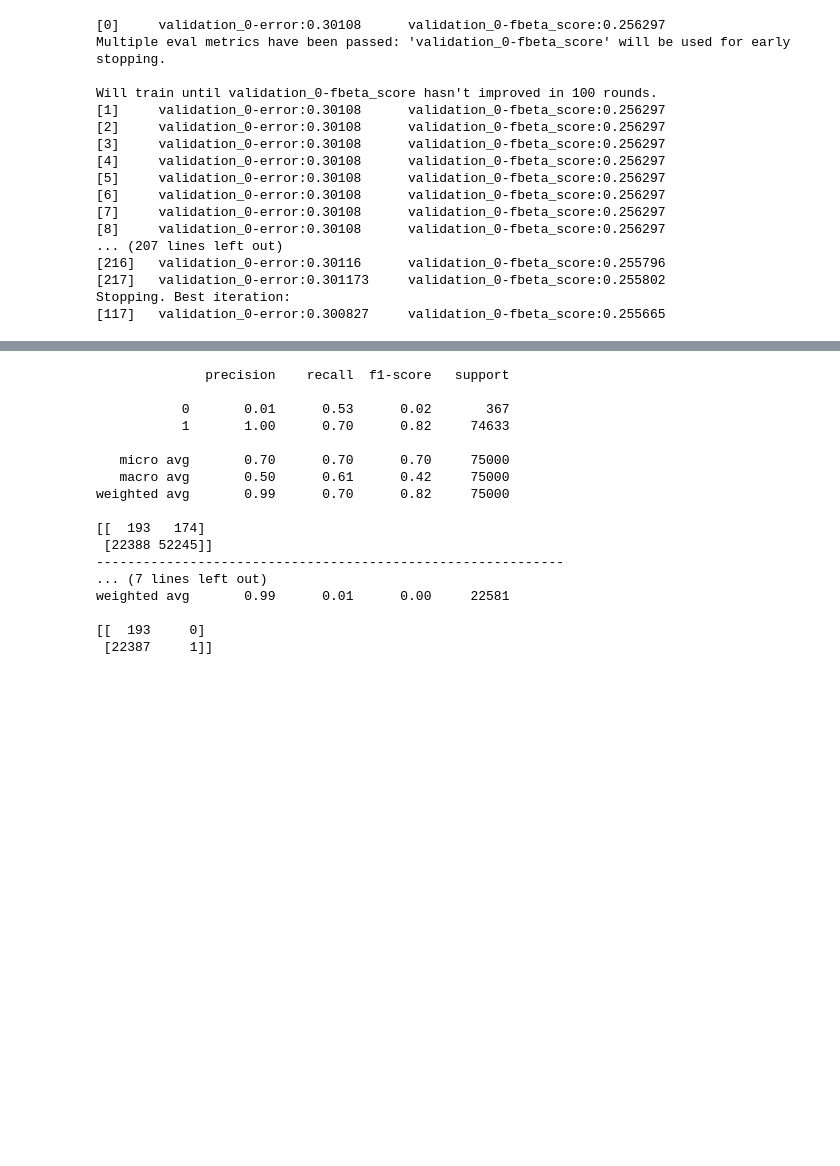
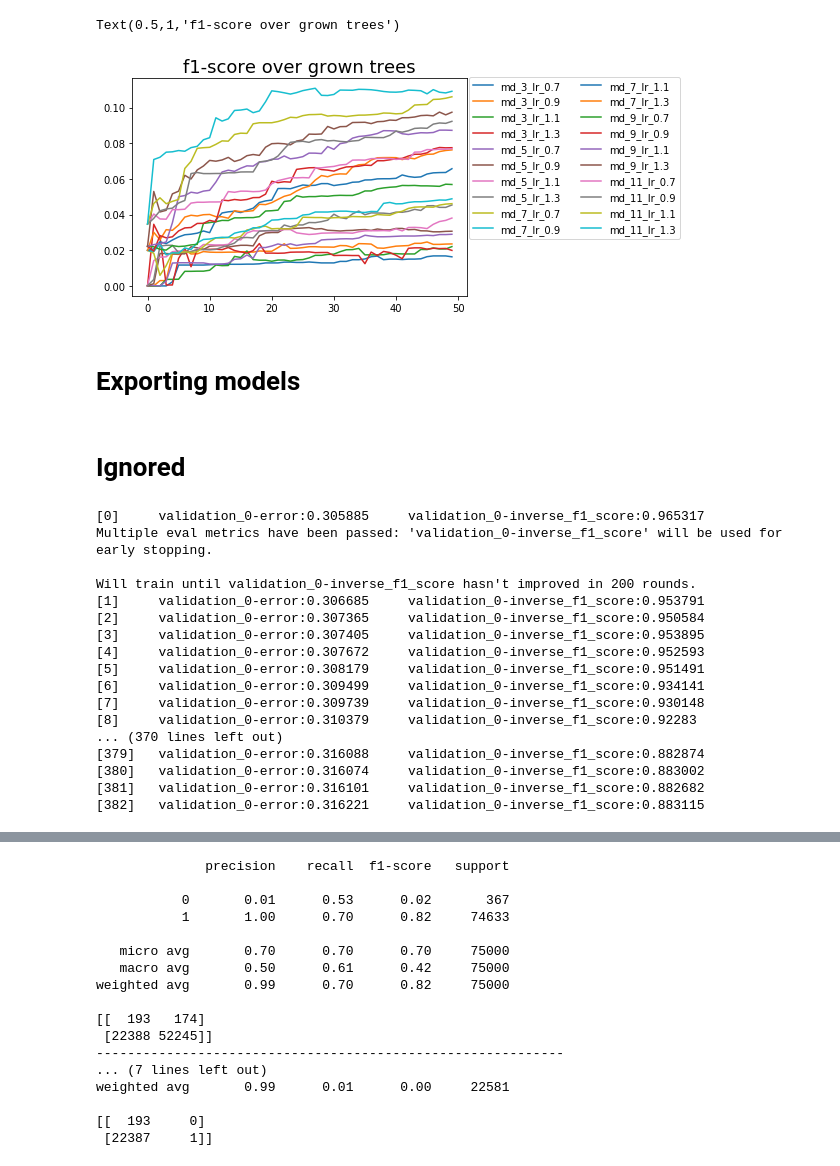
Before and after one commit to edvalente/mlnd-capstone-project, a Jupyter notebook: notebooks/supervised.ipynb, the cells around one changed output, grey strips where cells are left out. Drawn from its saved outputs; the diff is of its cells as text; code cells hidden in the pictures; blank space fills up the shorter version.

```diff
--- a/notebooks/supervised.ipynb
+++ b/notebooks/supervised.ipynb
@@ -36,0 +39,8 @@ y_test_zero[0] = 1 # Inserts an 1 so that doesn't mess with metrics
+# %%
+import pandas as pd
+import numpy as np
+import pickle
+from helper import preprocess_minimal_data
+
+minimal_data = pd.read_csv('../data/minimal_data.csv')
+X_train, X_test, y_train, y_test, cluster_train, cluster_test, normalizer = preprocess_minimal_data(minimal_data)
@@ -36,0 +117,24 @@ y_test_zero[0] = 1 # Inserts an 1 so that doesn't mess with metrics
+# %%
+models = {}
+n = 0
+max_depths = [3, 5, 7, 9, 11]
+learning_rates = [0.7, 0.9, 1.1, 1.3]
+for md in max_depths:
+    for lr in learning_rates:
+        clf = XGBClassifier(n_estimators=50, n_jobs=4, max_depth=md, learning_rate=lr, silent=False)
+        clf = clf.fit(X_train, y_train, eval_set=[(X_test, y_test)], eval_metric=custom_eval, verbose=False)
+        params = {'max_depth': md, 'learning_rate': lr}
+        models[n] = {'model': clf, 'params': params}
+        n += 1
+# %%
+for i in models:
+    scores = np.array([1.0 - s for s in models[i]['model'].evals_result_['validation_0']['inverse_f1_score']])
+    label = 'md_' + str(models[i]['params']['max_depth']) + '_lr_' + str(models[i]['params']['learning_rate'])
+    plt.plot(scores, label=label)
+plt.legend(ncol=2, loc=1, bbox_to_anchor=(1.65, 1.03))
+plt.title('f1-score over grown trees', fontsize=18)
+# %% [output]
+Text(0.5,1,'f1-score over grown trees')
+[figure, added]
+# %% [markdown]
+# Exporting models
@@ -37,36 +153,33 @@ y_test_zero[0] = 1 # Inserts an 1 so that doesn't mess with metrics
+# %% [markdown]
+# Ignored
 # %%
 from sklearn.metrics import make_scorer, f1_score, fbeta_score
 from xgboost import XGBClassifier
 
-clf = XGBClassifier(n_estimators=1000, n_jobs=4, silent=False, max_depth=3, learning_rate=0.3)
+clf = XGBClassifier(n_estimators=2000, n_jobs=4, silent=False, max_depth=11, learning_rate=1.1)
 
 def custom_eval(y_pred, y_true):
     labels = y_true.get_label()
     y_bin = [1. if y_cont > 0.5 else 0. for y_cont in y_pred]
     # return 'f1_score', f1_score(labels, y_bin)
-    return 'fbeta_score', 1 - fbeta_score(labels, y_bin, beta=0.5)
+    return 'inverse_f1_score', 1 - f1_score(labels, y_bin)
 
-model = clf.fit(minimal_train_test_data['X_train'],
-                minimal_train_test_data['y_train'],
-                eval_set=[(minimal_train_test_data['X_test'], minimal_train_test_data['y_test'])],
-                eval_metric=custom_eval,
-                early_stopping_rounds=100,
-                verbose=True)
+model = clf.fit(X_train, y_train, eval_set=[(X_test, y_test)], eval_metric=custom_eval, early_stopping_rounds=200, verbose=True)
 # %% [output]
-[0]     validation_0-error:0.30108      validation_0-fbeta_score:0.256297
-Multiple eval metrics have been passed: 'validation_0-fbeta_score' will be used for early stopping.
+[0]     validation_0-error:0.305885     validation_0-inverse_f1_score:0.965317
+Multiple eval metrics have been passed: 'validation_0-inverse_f1_score' will be used for early stopping.
 
-Will train until validation_0-fbeta_score hasn't improved in 100 rounds.
-[1]     validation_0-error:0.30108      validation_0-fbeta_score:0.256297
-[2]     validation_0-error:0.30108      validation_0-fbeta_score:0.256297
-[3]     validation_0-error:0.30108      validation_0-fbeta_score:0.256297
-[4]     validation_0-error:0.30108      validation_0-fbeta_score:0.256297
-[5]     validation_0-error:0.30108      validation_0-fbeta_score:0.256297
-[6]     validation_0-error:0.30108      validation_0-fbeta_score:0.256297
-[7]     validation_0-error:0.30108      validation_0-fbeta_score:0.256297
-[8]     validation_0-error:0.30108      validation_0-fbeta_score:0.256297
-... (207 lines left out)
-[216]   validation_0-error:0.30116      validation_0-fbeta_score:0.255796
-[217]   validation_0-error:0.301173     validation_0-fbeta_score:0.255802
-Stopping. Best iteration:
-[117]   validation_0-error:0.300827     validation_0-fbeta_score:0.255665
+Will train until validation_0-inverse_f1_score hasn't improved in 200 rounds.
+[1]     validation_0-error:0.306685     validation_0-inverse_f1_score:0.953791
+[2]     validation_0-error:0.307365     validation_0-inverse_f1_score:0.950584
+[3]     validation_0-error:0.307405     validation_0-inverse_f1_score:0.953895
+[4]     validation_0-error:0.307672     validation_0-inverse_f1_score:0.952593
+[5]     validation_0-error:0.308179     validation_0-inverse_f1_score:0.951491
+[6]     validation_0-error:0.309499     validation_0-inverse_f1_score:0.934141
+[7]     validation_0-error:0.309739     validation_0-inverse_f1_score:0.930148
+[8]     validation_0-error:0.310379     validation_0-inverse_f1_score:0.92283
+... (370 lines left out)
+[379]   validation_0-error:0.316088     validation_0-inverse_f1_score:0.882874
+[380]   validation_0-error:0.316074     validation_0-inverse_f1_score:0.883002
+[381]   validation_0-error:0.316101     validation_0-inverse_f1_score:0.882682
+[382]   validation_0-error:0.316221     validation_0-inverse_f1_score:0.883115
```
Also changed, not shown: parts of 17 cells of this notebook, 3 other files.
